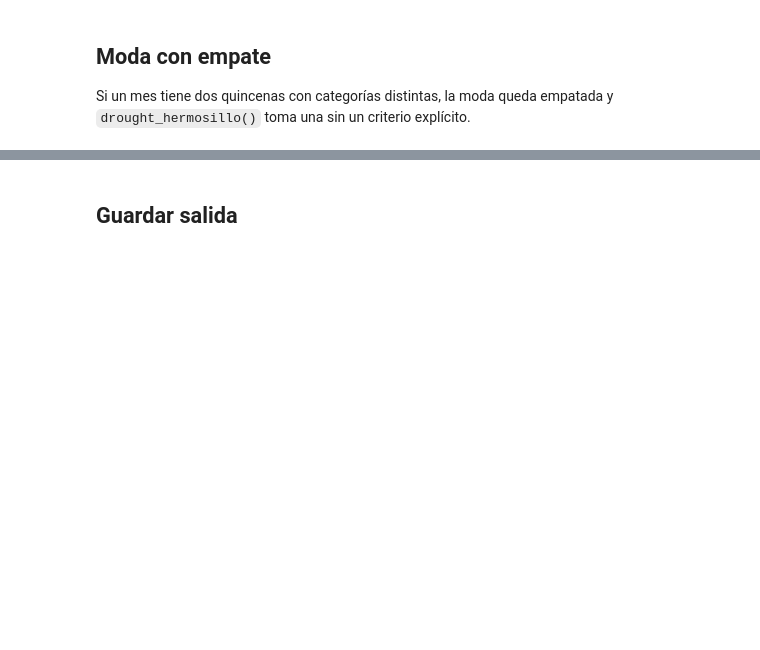
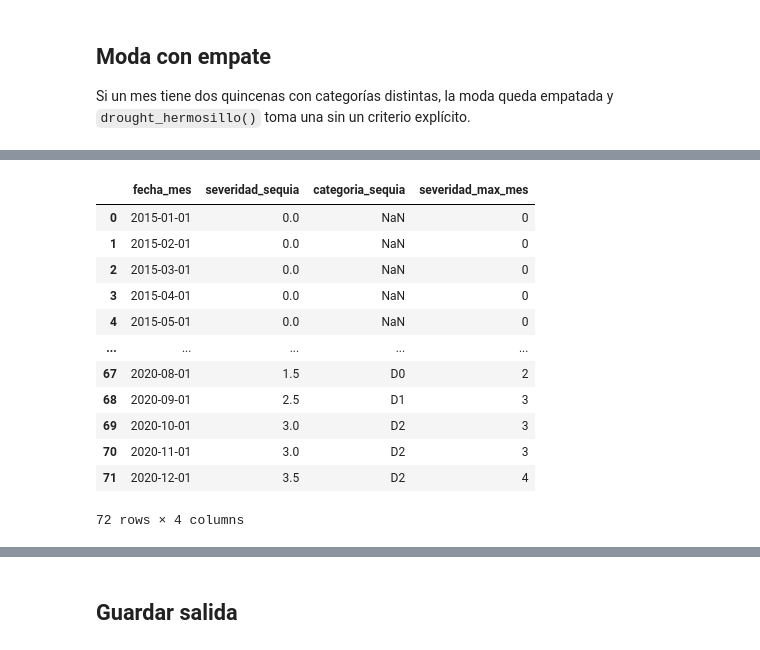
Before and after one commit to mdc-feature-engineering/sonora-health-climate-eda, a Jupyter notebook: notebooks/02_procesamiento/2.2-procesamiento-sequia.ipynb, the cells around one changed output, grey strips where cells are left out. Saved outputs shown, nothing was run; the diff lists cells and outputs as text; code cells hidden in the pictures; blank space fills up the shorter version.

```diff
--- a/notebooks/02_procesamiento/2.2-procesamiento-sequia.ipynb
+++ b/notebooks/02_procesamiento/2.2-procesamiento-sequia.ipynb
@@ -107 +166,20 @@ registros[registros["fecha_mes"].isin(meses_mixtos)][["fecha", "categoria_sequia
+# %%
+# TODO: definir el desempate (p. ej. quedarse con la categoría más severa del mes)
+sev_max = registros.groupby("fecha_mes")["severidad_num"].max()
+sequia_mensual["severidad_max_mes"] = sequia_mensual["fecha_mes"].map(sev_max)
+sequia_mensual
+# %% [output]
+|  | fecha_mes | severidad_sequia | categoria_sequia | severidad_max_mes |
+| 0 | 2015-01-01 | 0.0 | NaN | 0 |
+| 1 | 2015-02-01 | 0.0 | NaN | 0 |
+| 2 | 2015-03-01 | 0.0 | NaN | 0 |
+| 3 | 2015-04-01 | 0.0 | NaN | 0 |
+| 4 | 2015-05-01 | 0.0 | NaN | 0 |
+| ... | ... | ... | ... | ... |
+| 67 | 2020-08-01 | 1.5 | D0 | 2 |
+| 68 | 2020-09-01 | 2.5 | D1 | 3 |
+| 69 | 2020-10-01 | 3.0 | D2 | 3 |
+| 70 | 2020-11-01 | 3.0 | D2 | 3 |
+| 71 | 2020-12-01 | 3.5 | D2 | 4 |
+72 rows × 4 columns
 # %%
```
Also changed, not shown: parts of 11 cells of this notebook, 6 other files.
